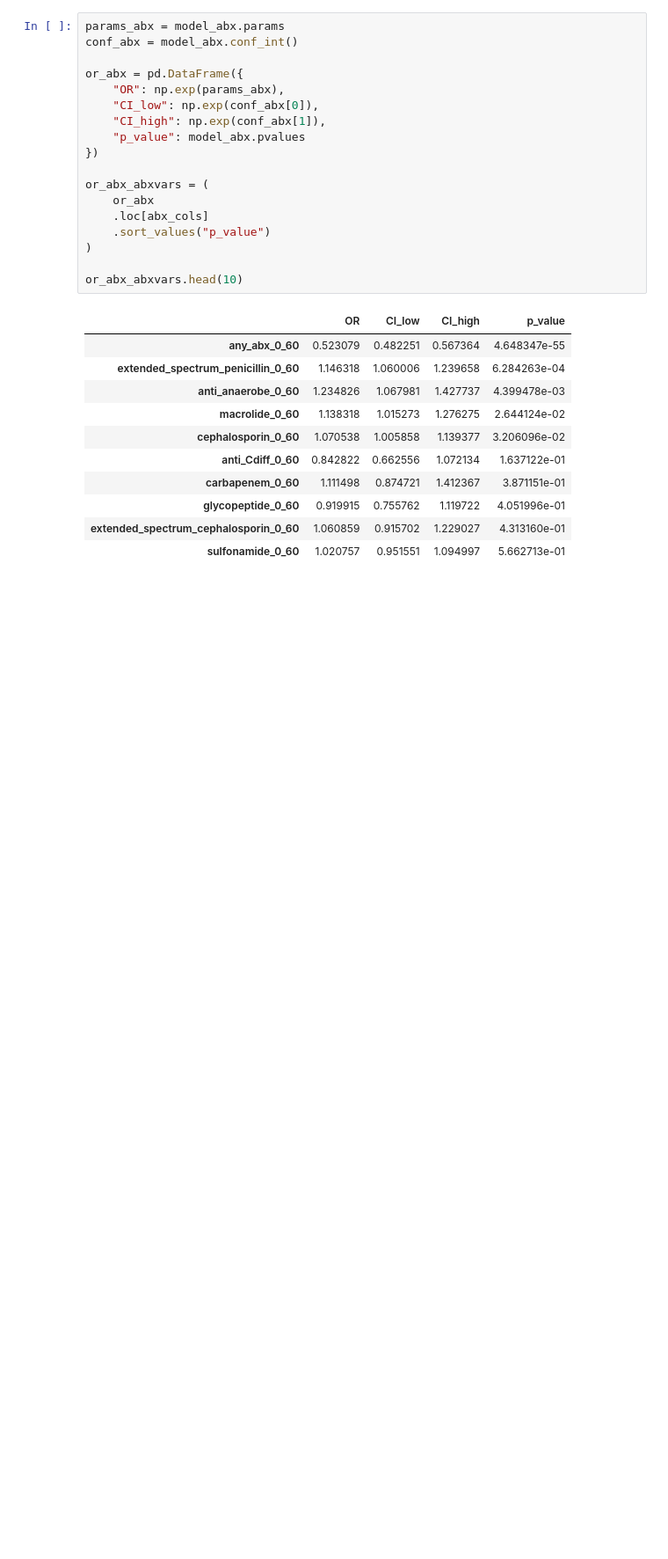
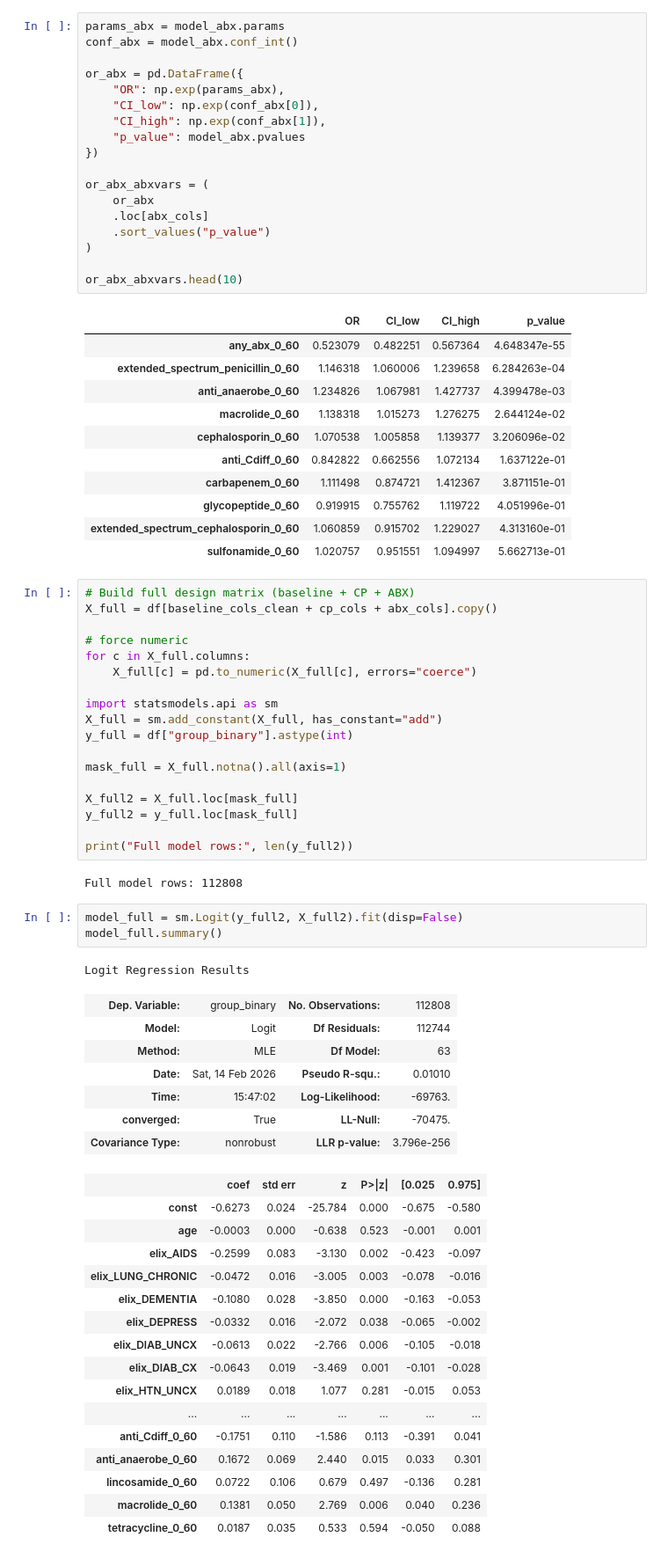
Before and after one commit to alexjr721/hospital-onset-infection-risk-model, a Jupyter notebook: notebooks/02_inferential_analysis.ipynb, the cells around one changed output. Shown at 88% size. Cells and saved outputs as stored; diff of their text form; blank space fills up the shorter version.

Commit message:
Full inferential model: baseline + colonization pressure + antibiotics (H3 confirmed)

```diff
--- a/notebooks/02_inferential_analysis.ipynb
+++ b/notebooks/02_inferential_analysis.ipynb
@@ -397,3 +397,51 @@ or_abx_abxvars.head(10)
 | glycopeptide_0_60 | 0.919915 | 0.755762 | 1.119722 | 4.051996e-01 |
 | extended_spectrum_cephalosporin_0_60 | 1.060859 | 0.915702 | 1.229027 | 4.313160e-01 |
 | sulfonamide_0_60 | 1.020757 | 0.951551 | 1.094997 | 5.662713e-01 |
+# %%
+# Build full design matrix (baseline + CP + ABX)
+X_full = df[baseline_cols_clean + cp_cols + abx_cols].copy()
+
+# force numeric
+for c in X_full.columns:
+    X_full[c] = pd.to_numeric(X_full[c], errors="coerce")
+
+import statsmodels.api as sm
+X_full = sm.add_constant(X_full, has_constant="add")
+y_full = df["group_binary"].astype(int)
+
+mask_full = X_full.notna().all(axis=1)
+
+X_full2 = X_full.loc[mask_full]
+y_full2 = y_full.loc[mask_full]
+
+print("Full model rows:", len(y_full2))
+# %% [output]
+Full model rows: 112808
+# %%
+model_full = sm.Logit(y_full2, X_full2).fit(disp=False)
+model_full.summary()
+# %% [output]
+Logit Regression Results
+| Dep. Variable: | group_binary | No. Observations: | 112808 |
+| Model: | Logit | Df Residuals: | 112744 |
+| Method: | MLE | Df Model: | 63 |
+| Date: | Sat, 14 Feb 2026 | Pseudo R-squ.: | 0.01010 |
+| Time: | 15:47:02 | Log-Likelihood: | -69763. |
+| converged: | True | LL-Null: | -70475. |
+| Covariance Type: | nonrobust | LLR p-value: | 3.796e-256 |
+|  | coef | std err | z | P>|z| | [0.025 | 0.975] |
+| const | -0.6273 | 0.024 | -25.784 | 0.000 | -0.675 | -0.580 |
+| age | -0.0003 | 0.000 | -0.638 | 0.523 | -0.001 | 0.001 |
+| elix_AIDS | -0.2599 | 0.083 | -3.130 | 0.002 | -0.423 | -0.097 |
+| elix_LUNG_CHRONIC | -0.0472 | 0.016 | -3.005 | 0.003 | -0.078 | -0.016 |
+| elix_DEMENTIA | -0.1080 | 0.028 | -3.850 | 0.000 | -0.163 | -0.053 |
+| elix_DEPRESS | -0.0332 | 0.016 | -2.072 | 0.038 | -0.065 | -0.002 |
+| elix_DIAB_UNCX | -0.0613 | 0.022 | -2.766 | 0.006 | -0.105 | -0.018 |
+| elix_DIAB_CX | -0.0643 | 0.019 | -3.469 | 0.001 | -0.101 | -0.028 |
+| elix_HTN_UNCX | 0.0189 | 0.018 | 1.077 | 0.281 | -0.015 | 0.053 |
+| ... | ... | ... | ... | ... | ... | ... |
+| anti_Cdiff_0_60 | -0.1751 | 0.110 | -1.586 | 0.113 | -0.391 | 0.041 |
+| anti_anaerobe_0_60 | 0.1672 | 0.069 | 2.440 | 0.015 | 0.033 | 0.301 |
+| lincosamide_0_60 | 0.0722 | 0.106 | 0.679 | 0.497 | -0.136 | 0.281 |
+| macrolide_0_60 | 0.1381 | 0.050 | 2.769 | 0.006 | 0.040 | 0.236 |
+| tetracycline_0_60 | 0.0187 | 0.035 | 0.533 | 0.594 | -0.050 | 0.088 |
```
Also changed, not shown: parts of 5 cells of this notebook.
